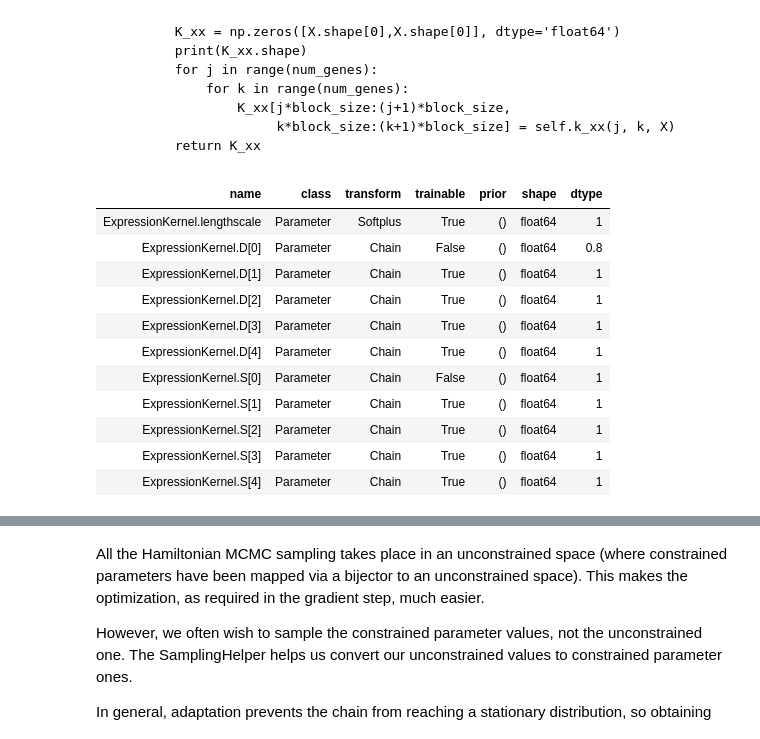
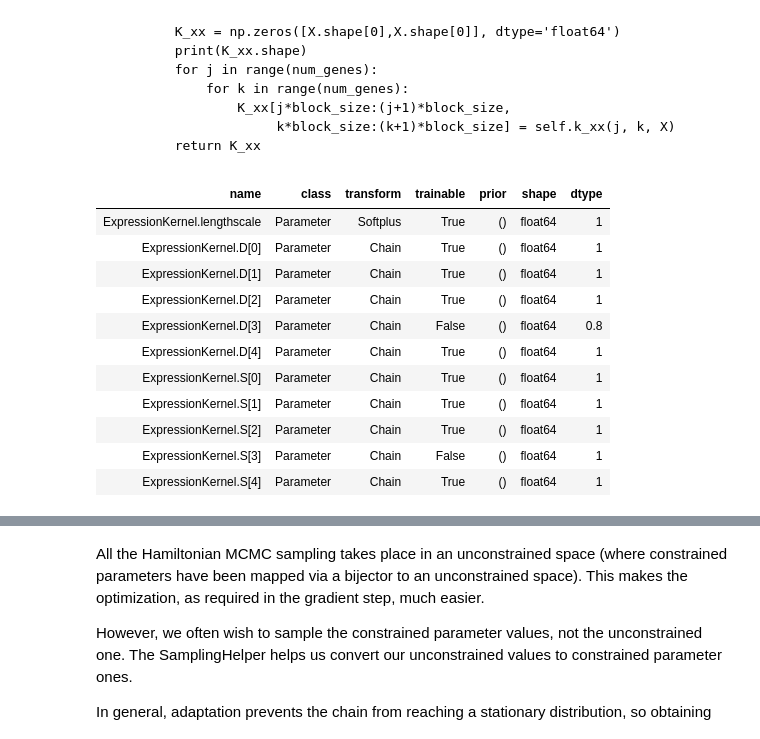
Before and after one commit to JCobbles/trangp, a Jupyter notebook: Lawrence Replication.ipynb, the cells around one changed output, grey strips where cells are left out. Drawn from its saved outputs; the diff is of its cells as text; code cells hidden in the pictures.

```diff
--- a/Lawrence Replication.ipynb
+++ b/Lawrence Replication.ipynb
@@ -100,8 +99,10 @@ genes.rename(index=index, inplace=True)
 genes_se.rename(index=index, inplace=True)
 
 # genes = genes.append(TNFRSF10b_mean, ignore_index=False)
-genes = genes.append(p53_mean, ignore_index=False).astype(np.float64)
-#print(genes.loc[genes['Scan REF'] == pd.nan, 'Scan REF'])# = 'test'
+# genes = genes.append(p53_mean, ignore_index=False).astype(np.float64)
+
+genes = genes.reindex(['DDB2', 'SESN1', 'TNFRSF10b', 'p21', 'BIK'])
+genes_se = genes_se.reindex(['DDB2', 'SESN1', 'TNFRSF10b', 'p21', 'BIK'])
 display(genes)
 display(genes_se)
 # %% [output]
@@ -129,8 +124,8 @@ plt.plot(genes[genes.index == 'p53'].values[0])
 num_genes = 5 #X.shape[1]
 num_times = 7
 scaler = preprocessing.StandardScaler()
-training_genes = genes[genes.index != 'p53'].values
-training_genes_se = genes_se[genes_se.index != 'p53'].values
+training_genes = genes.values
+training_genes_se = genes_se.values
 
 
 Y_var = training_genes_se*training_genes_se
@@ -147,8 +142,6 @@ Y = Y.reshape(-1, 1)
 Y_var = Y_var.reshape(-1, 1)
 Sigma = tf.linalg.tensor_diag(Y_var.reshape(-1))
 
-Y_f = genes[genes.index == 'p53'].values[0].reshape(-1, 1)
-# Y = scaler.fit_transform(Y)
 X = np.arange(num_times, dtype='float64')*2
 X = np.c_[[X for _ in range(num_genes)]].reshape(-1)
 print(X)
@@ -197,12 +190,12 @@ class ExpressionKernel(gpflow.kernels.Kernel):
         S_logistic = tfb.Chain([S_affine, S_sigmoid])
 
         self.D = [gpflow.Parameter(np.random.uniform(1, 1), transform=S_logistic, dtype=tf.float64) for _ in range(num_genes)]
-        self.D[0].trainable = False
-        self.D[0].assign(0.8)
+        self.D[3].trainable = False
+        self.D[3].assign(0.8)
 
         self.S = [gpflow.Parameter(np.random.uniform(1, 1), transform=S_logistic, dtype=tf.float64) for _ in range(num_genes)]
-        self.S[0].trainable = False
-        self.S[0].assign(1)
+        self.S[3].trainable = False
+        self.S[3].assign(1)
 
 
     def K(self, X, X2=None):
@@ -236,18 +229,23 @@ class ExpressionKernel(gpflow.kernels.Kernel):
 
             return K_xx + Sigma
         else:
+            '''Calculate K_xf: no need to use tf.* since this part is not optimised'''
             print('K not none K_xf\n')
-            shape = [X.shape[0],self.block_size]
-            K_xf = tf.zeros(shape, dtype='float64')
+            shape = [X.shape[0],X2.shape[0]]#self.block_size]
+
+            K_xf = np.zeros(shape, dtype='float64')
             for j in range(num_genes):
-                mask = np.ones(shape)
-                other = np.zeros(shape)
-                mask[j*self.block_size:(j+1)*self.block_size] = 0
-                other[j*self.block_size:(j+1)*self.block_size] = self.k_xf(j, X)
-
-                K_xf = K_xf * mask + other * (1-mask)
+                print('putting', K_xf[j*self.block_size:(j+1)*self.block_size].shape)
+                K_xf[j*self.block_size:(j+1)*self.block_size] = self.k_xf(j, X, X2)
             return K_xf
 
+    def k_xf(self, j, X, X2):
+        t_prime, t_, t_dist = self.get_distance_matrix(t_x=X[:self.block_size],
+                                                       t_y=X2)
+        l = self.lengthscale
+        erf_term = tm.erf(t_dist/l - self.gamma(j)) + tm.erf(t_/l + self.gamma(j))
+
+        return self.S[j]*l*0.5*tm.sqrt(PI)*tm.exp(self.gamma(j))**2 *tm.exp(-self.D[j]*t_dist)*erf_term
 
     def gamma(self, k):
         return self.D[k]*self.lengthscale/2
@@ -260,57 +258,56 @@ class ExpressionKernel(gpflow.kernels.Kernel):
         first_erf_term = tm.erf(t_dist/l - self.gamma(k)) + tm.erf(t/l + self.gamma(k))
         second_erf_term = tm.erf(t_prime/l - self.gamma(k)) + tm.erf(self.gamma(k))
         return multiplier * (tf.multiply(tm.exp(-tm.multiply(self.D[k],t_dist)) , first_erf_term) - \
                              tf.multiply(tm.exp(-tm.multiply(self.D[k],t_prime)-tm.multiply(self.D[j],t)) , second_erf_term))
 
 
     def k_xx(self, j, k):
         '''k_xx(t, tprime)'''
         mult = self.S[j]*self.S[k]*self.lengthscale*0.5*tm.sqrt(PI)
         return mult*(self.h(k, j) + self.h(j, k, primefirst=False))
 
 
-    def get_distance_matrix(self, primefirst=True, size=7):
-        t = tf.cast(tf.range(size)*2, tf.float64)
-        t_ = tf.reshape(tf.tile(t, [size]), [ size, tf.shape(t)[0]])
-        t_prime = tf.transpose(tf.reshape(tf.tile(t, [size]), [ size, tf.shape(t)[0]]))
-        if not primefirst:
-            t_prime = tf.reshape(tf.tile(t, [size]), [ size, tf.shape(t)[0]])
-            t_ = tf.transpose(tf.reshape(tf.tile(t, [size]), [ size, tf.shape(t)[0]]))
+    def get_distance_matrix(self, primefirst=True, size=None, t_x=None, t_y=None):
+        if size is not None:
+            t = tf.cast(tf.range(size)*2, tf.float64)
+            t_ = tf.reshape(tf.tile(t, [size]), [ size, tf.shape(t)[0]])
+            t_prime = tf.transpose(tf.reshape(tf.tile(t, [size]), [ size, tf.shape(t)[0]]))
+            if not primefirst:
+                t_prime = tf.reshape(tf.tile(t, [size]), [ size, tf.shape(t)[0]])
+                t_ = tf.transpose(tf.reshape(tf.tile(t, [size]), [ size, tf.shape(t)[0]]))
 
-        return t_prime, t_, t_prime-t_
-
-    def k_xf(self, j, X):
-        t_prime, t_, t_dist = self.get_distance_matrix(size=self.block_size)
-        l = self.lengthscale
-        erf_term = tm.erf(t_dist/l - self.gamma(j)) + tm.erf(t_/l + self.gamma(j))
-
-        return self.S[j]*l*0.5*tm.sqrt(PI)*tm.exp(self.gamma(j))**2 *tm.exp(-self.D[j]*t_dist)*erf_term
+            return t_prime, t_, t_prime-t_
+        else:
+            t_1 = np.reshape(np.tile(t_x, t_y.shape[0]), [ t_y.shape[0], t_x.shape[0]]).T
+            t_2 = np.reshape(np.tile(t_y, t_x.shape[0]), [ t_x.shape[0], t_y.shape[0]])
+#             print(t_1, t_2, t_1-t_2)
+            return t_1, t_2, t_1-t_2
 
     def K_diag(self, X):
         print('k_diag')
 
         """I've used the fact that we call this method for K_ff when finding the covariance as a hack so
         I know if I should return K_ff or K_xx. In this case we're returning K_ff!!
         $K_{ff}^{post} = K_{ff} - K_{fx} K_{xx}^{-1} K_{xf}$"""
         _,_,t_dist = self.get_distance_matrix(size=X.shape[0])
         K_ff = tf.math.exp(-(t_dist**2)/(self.lengthscale**2))
         return tf.linalg.tensor_diag_part(K_ff)
 
 
 k_exp = ExpressionKernel()
 print_summary(k_exp, fmt='notebook')
 # %% [output]
 | name | class | transform | trainable | prior | shape | dtype |
 | ExpressionKernel.lengthscale | Parameter | Softplus | True | () | float64 | 1 |
-| ExpressionKernel.D[0] | Parameter | Chain | False | () | float64 | 0.8 |
+| ExpressionKernel.D[0] | Parameter | Chain | True | () | float64 | 1 |
 | ExpressionKernel.D[1] | Parameter | Chain | True | () | float64 | 1 |
 | ExpressionKernel.D[2] | Parameter | Chain | True | () | float64 | 1 |
-| ExpressionKernel.D[3] | Parameter | Chain | True | () | float64 | 1 |
+| ExpressionKernel.D[3] | Parameter | Chain | False | () | float64 | 0.8 |
 | ExpressionKernel.D[4] | Parameter | Chain | True | () | float64 | 1 |
-| ExpressionKernel.S[0] | Parameter | Chain | False | () | float64 | 1 |
+| ExpressionKernel.S[0] | Parameter | Chain | True | () | float64 | 1 |
 | ExpressionKernel.S[1] | Parameter | Chain | True | () | float64 | 1 |
 | ExpressionKernel.S[2] | Parameter | Chain | True | () | float64 | 1 |
-| ExpressionKernel.S[3] | Parameter | Chain | True | () | float64 | 1 |
+| ExpressionKernel.S[3] | Parameter | Chain | False | () | float64 | 1 |
 | ExpressionKernel.S[4] | Parameter | Chain | True | () | float64 | 1 |
 # %%
 class MeanFunction(gpflow.mean_functions.MeanFunction):
```
Also changed, not shown: parts of 16 cells of this notebook, 2 other files.
